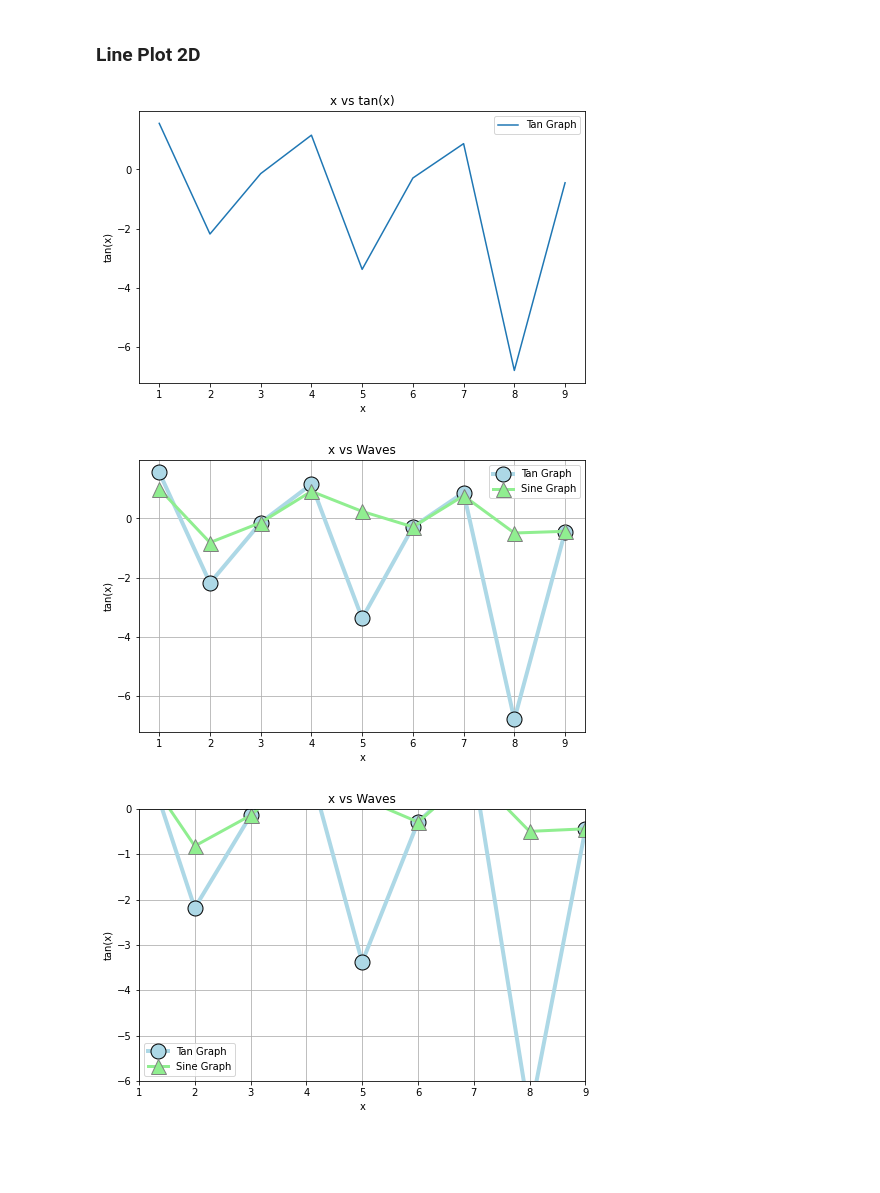
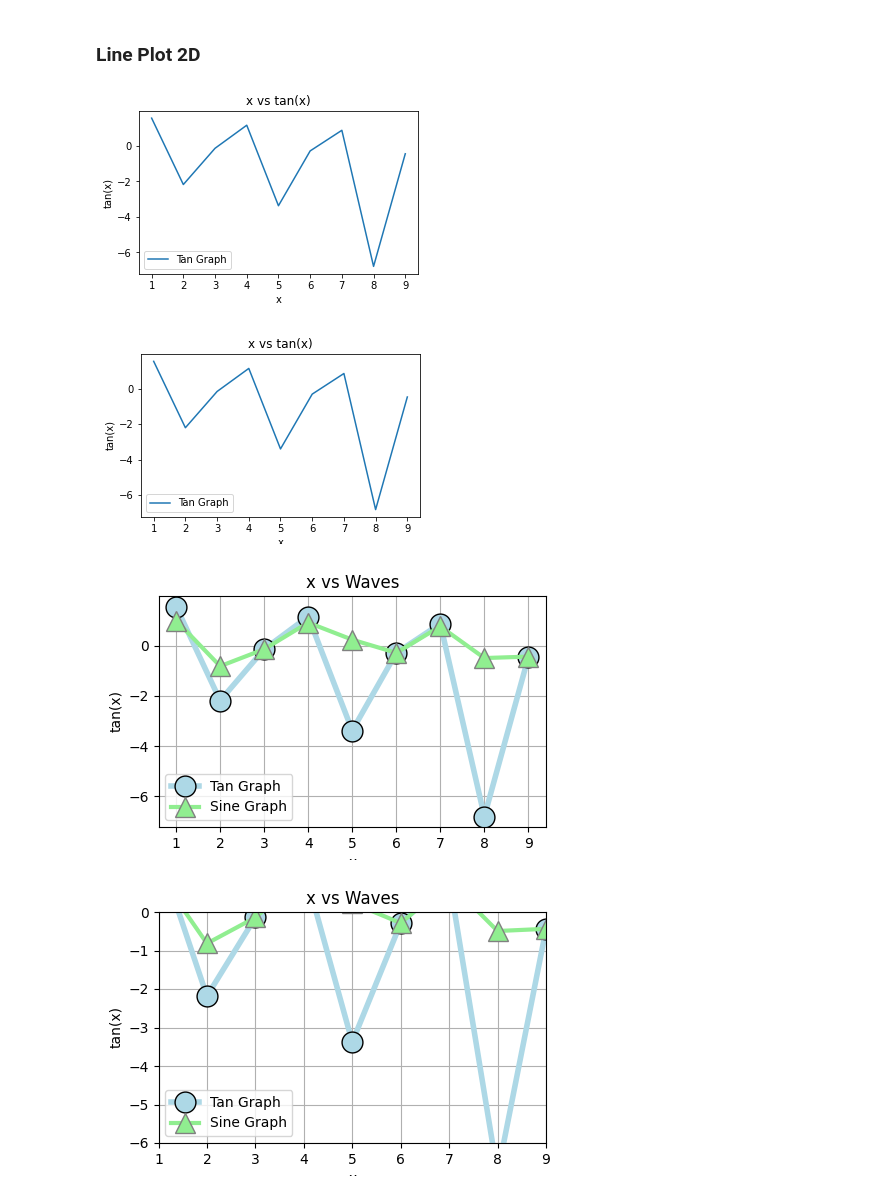
Before and after one commit to HASAN9519/Python2022, a Jupyter notebook: Notebooks/23.DataVisualization.ipynb, the cells around one changed output. Cells and saved outputs as stored; diff of their text form; code cells hidden in the pictures; blank space fills up the shorter version.

```diff
--- a/Notebooks/23.DataVisualization.ipynb
+++ b/Notebooks/23.DataVisualization.ipynb
@@ -16,18 +16,33 @@ z = np.sin(y)
 #plt.plot?
 # %% [markdown]
 ### Line Plot 2D
+# %%
+# matplotlib inline shows visualization in non interactive way
+%matplotlib inline
+plt.figure(num=1, figsize=(5, 3))
+plt.plot(x,y,label='Tan Graph') # have to write plt.legend() to show label
+plt.title('x vs tan(x)')
+plt.xlabel('x')
+plt.ylabel('tan(x)')
+plt.legend()
+plt.show()
+# %% [output]
+[figure, added]
 # %%
-plt.figure(num=1, figsize=(8, 5))
+# matplotlib widget shows visualization in interactive way, have to declare before every plot
+%matplotlib widget
+plt.figure(num=1, figsize=(5, 3))
 plt.plot(x,y,label='Tan Graph') # have to write plt.legend() to show label
 plt.title('x vs tan(x)')
 plt.xlabel('x')
 plt.ylabel('tan(x)')
 plt.legend()
 plt.show()
 # %% [output]
-[figure, old version]
+[figure, new version]
 # %%
-plt.figure(num=1, figsize=(8, 5))
+%matplotlib widget
+plt.figure(num=1, figsize=(5, 3))
 plt.plot(x, y, label='Tan Graph', color='lightblue', linewidth=4, marker='o', markersize=15, markeredgecolor='black')
 plt.plot(x, z, label='Sine Graph', color='lightgreen', linewidth=3, marker='^', markersize=15, markeredgecolor='gray')
 plt.title('x vs Waves')
@@ -37,10 +52,11 @@ plt.legend()
 plt.grid(True) # to show grid in plot
 plt.show()
 # %% [output]
-[figure, old version]
+[figure, new version]
 # %%
 # to limit graph in x and y axis
-plt.figure(num=1, figsize=(8, 5))
+%matplotlib widget
+plt.figure(num=1, figsize=(5, 3))
 plt.plot(x, y, label='Tan Graph', color='lightblue', linewidth=4, marker='o', markersize=15, markeredgecolor='black')
 plt.plot(x, z, label='Sine Graph', color='lightgreen', linewidth=3, marker='^', markersize=15, markeredgecolor='gray')
 plt.title('x vs Waves')
@@ -50,8 +66,7 @@ plt.legend()
 plt.grid(True) # to show grid in plot
 plt.xlim([1, 9])
 plt.ylim([-6, 0])
-#plt.savefig('fig1.jpg', dpi=200)
 plt.show()
 # %% [output]
-[figure, old version]
+[figure, new version]
 # %%
```
Also changed, not shown: parts of 24 cells of this notebook, 2 other files.
